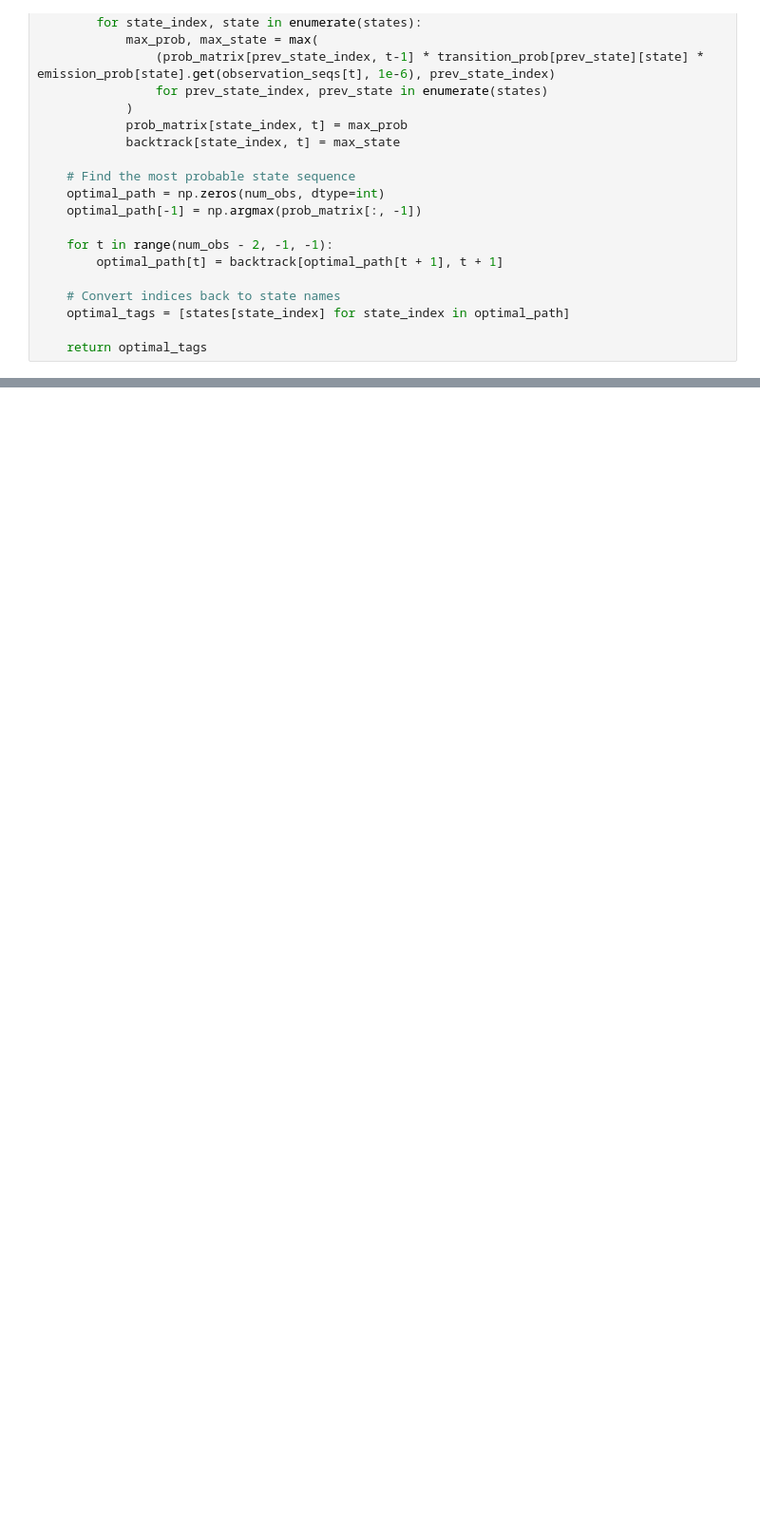
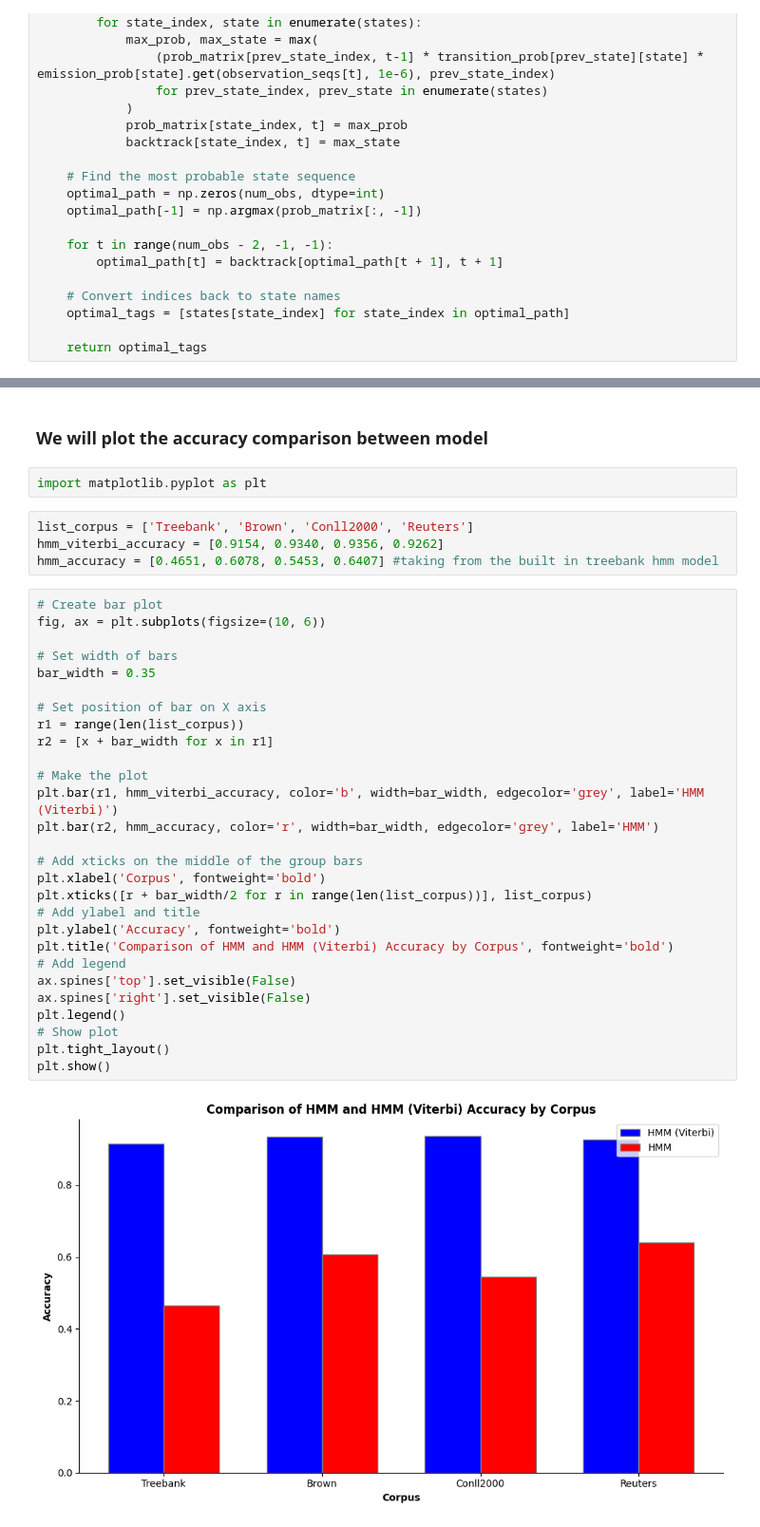
Before and after one commit to dttran0/POS-Tagging-with-Stochastic-HMM-Model, a Jupyter notebook: nlp-part_of_speech_tagging.ipynb, the cells around one changed output, grey strips where cells are left out. Shown at 95% size. Drawn from its saved outputs; the diff is of its cells as text; blank space fills up the shorter version.

```diff
--- a/nlp-part_of_speech_tagging.ipynb
+++ b/nlp-part_of_speech_tagging.ipynb
@@ -247,0 +262,38 @@ TypeError: expected string or bytes-like object
+# %% [markdown]
+### We will plot the accuracy comparison between model
+# %%
+import matplotlib.pyplot as plt
+# %%
+list_corpus = ['Treebank', 'Brown', 'Conll2000', 'Reuters']
+hmm_viterbi_accuracy = [0.9154, 0.9340, 0.9356, 0.9262]
+hmm_accuracy = [0.4651, 0.6078, 0.5453, 0.6407] #taking from the built in treebank hmm model
+# %%
+# Create bar plot
+fig, ax = plt.subplots(figsize=(10, 6))
+
+# Set width of bars
+bar_width = 0.35
+
+# Set position of bar on X axis
+r1 = range(len(list_corpus))
+r2 = [x + bar_width for x in r1]
+
+# Make the plot
+plt.bar(r1, hmm_viterbi_accuracy, color='b', width=bar_width, edgecolor='grey', label='HMM (Viterbi)')
+plt.bar(r2, hmm_accuracy, color='r', width=bar_width, edgecolor='grey', label='HMM')
+
+# Add xticks on the middle of the group bars
+plt.xlabel('Corpus', fontweight='bold')
+plt.xticks([r + bar_width/2 for r in range(len(list_corpus))], list_corpus)
+# Add ylabel and title
+plt.ylabel('Accuracy', fontweight='bold')
+plt.title('Comparison of HMM and HMM (Viterbi) Accuracy by Corpus', fontweight='bold')
+# Add legend
+ax.spines['top'].set_visible(False)
+ax.spines['right'].set_visible(False)
+plt.legend()
+# Show plot
+plt.tight_layout()
+plt.show()
+# %% [output]
+[figure, added]
```
Also changed, not shown: parts of 6 cells of this notebook.
